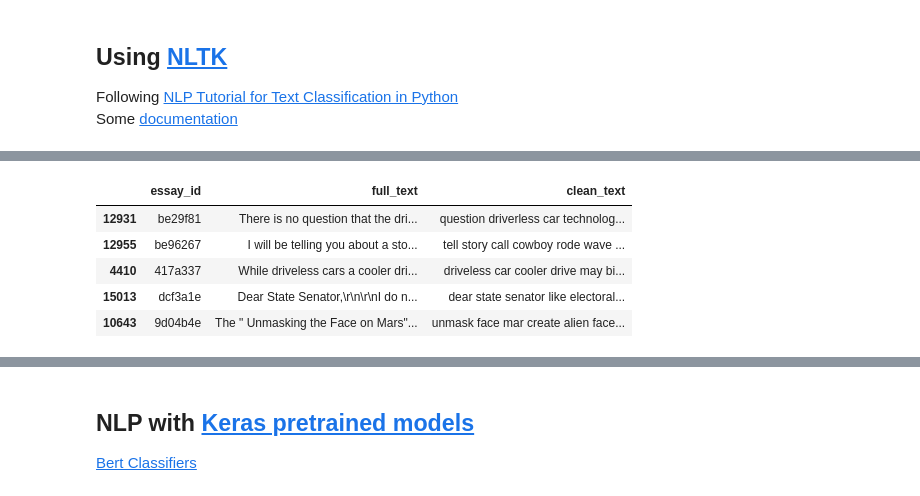
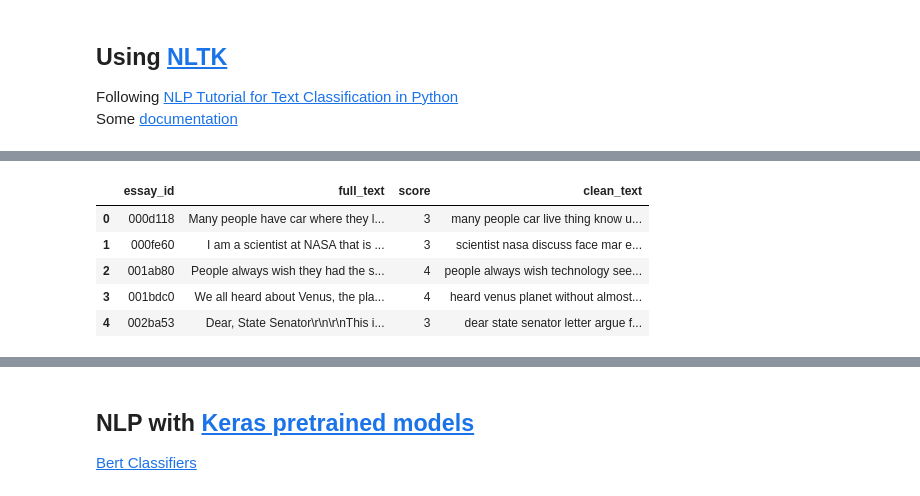
Before and after one commit to JZhg02/Automated-Essay-Scoring, a Jupyter notebook: automated_essay_scoring_JZ.ipynb, the cells around one changed output, grey strips where cells are left out. Drawn from its saved outputs; the diff is of its cells as text; code cells hidden in the pictures.

```diff
--- a/automated_essay_scoring_JZ.ipynb
+++ b/automated_essay_scoring_JZ.ipynb
@@ -5,0 +57,16 @@ import pandas as pd
+# %%
+import tensorflow as tf
+import time
+
+# Create a large random matrix
+matrix_size = 10000
+a = tf.random.normal([matrix_size, matrix_size])
+b = tf.random.normal([matrix_size, matrix_size])
+
+# Perform matrix multiplication on GPU
+start_time = time.time()
+c = tf.matmul(a, b)
+end_time = time.time()
+
+print("Matrix multiplication result:", c)
+print("Time taken (seconds):", end_time - start_time)
@@ -205,0 +275,2 @@ Some [documentation](https://datascientest.com/nlp-word-embedding-word2vec)
+# %%
+df_nltk = pd.read_csv('data/train.csv')
@@ -274,13 +346,13 @@ def lemmatizer(string):
 # %%
 def finalpreprocess(string):
     return lemmatizer(stopword(preprocess(string)))
 
-X_train['clean_text'] = X_train['full_text'].apply(lambda x: finalpreprocess(x))
-X_train.head()
+df_nltk['clean_text'] = df_nltk['full_text'].apply(lambda x: finalpreprocess(x))
+df_nltk.head()
 # %% [output]
-|  | essay_id | full_text | clean_text |
-| 12931 | be29f81 | There is no question that the dri... | question driverless car technolog... |
-| 12955 | be96267 | I will be telling you about a sto... | tell story call cowboy rode wave ... |
-| 4410 | 417a337 | While driveless cars a cooler dri... | driveless car cooler drive may bi... |
-| 15013 | dcf3a1e | Dear State Senator,\r\n\r\nI do n... | dear state senator like electoral... |
-| 10643 | 9d04b4e | The " Unmasking the Face on Mars"... | unmask face mar create alien face... |
+|  | essay_id | full_text | score | clean_text |
+| 0 | 000d118 | Many people have car where they l... | 3 | many people car live thing know u... |
+| 1 | 000fe60 | I am a scientist at NASA that is ... | 3 | scientist nasa discuss face mar e... |
+| 2 | 001ab80 | People always wish they had the s... | 4 | people always wish technology see... |
+| 3 | 001bdc0 | We all heard about Venus, the pla... | 4 | heard venus planet without almost... |
+| 4 | 002ba53 | Dear, State Senator\r\n\r\nThis i... | 3 | dear state senator letter argue f... |
```
Also changed, not shown: parts of 67 cells of this notebook, 2 other files.
